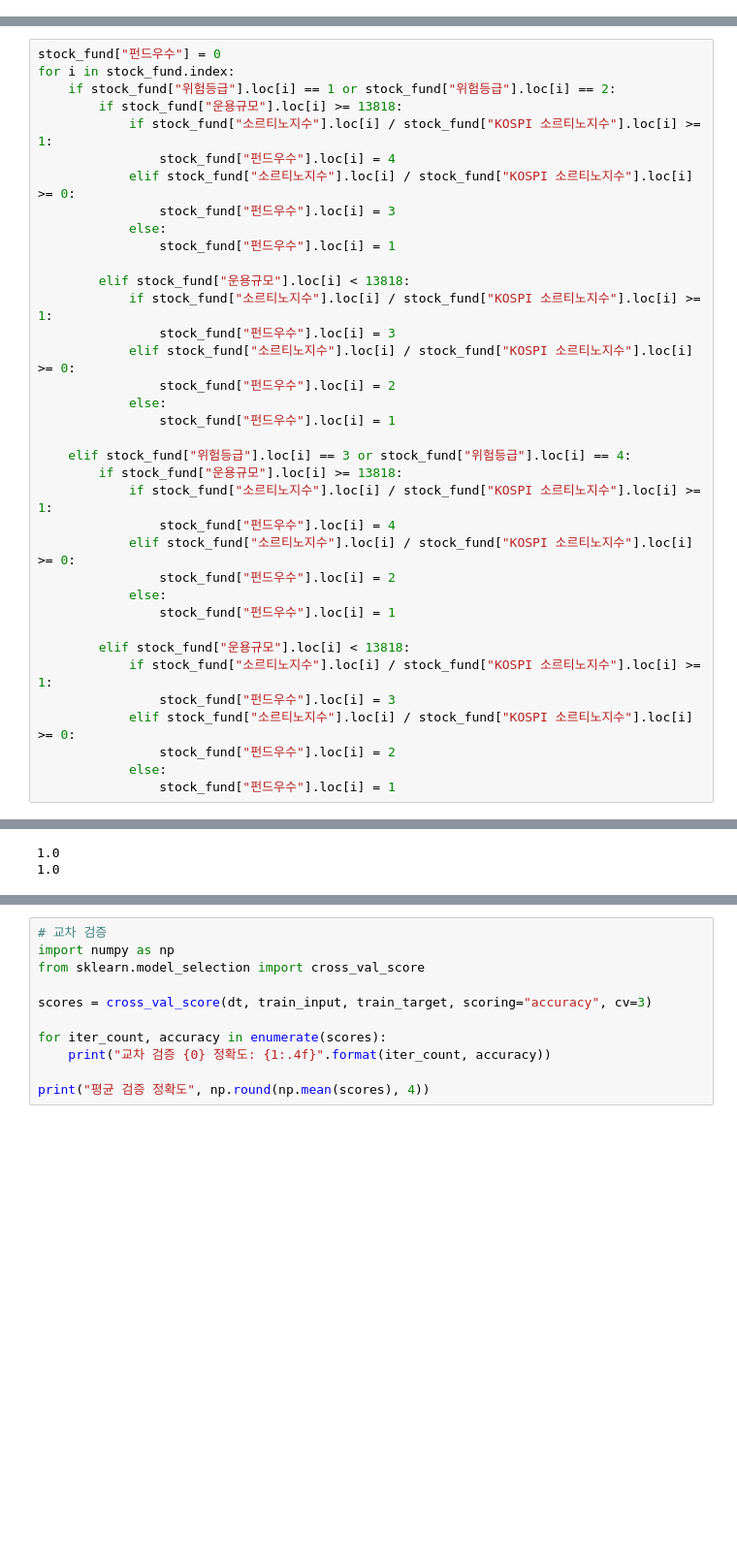
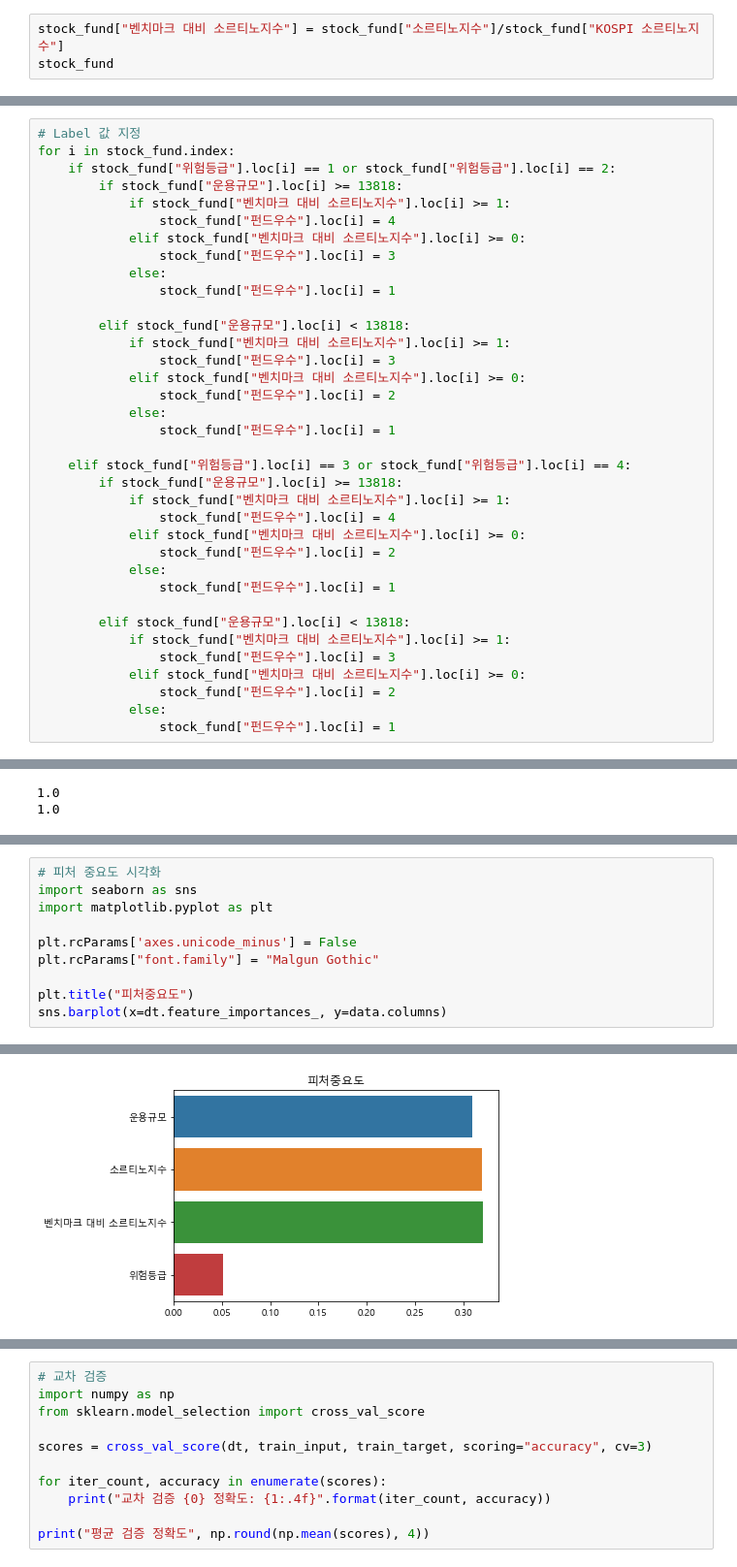
Before and after one commit to jkim0313/Hackathon_Whale, a Jupyter notebook: decisiontree.ipynb, the cells around one changed output, grey strips where cells are left out. Shown: that part at 97% size. Saved outputs shown, nothing was run; the diff lists cells and outputs as text; blank space fills up the shorter version.

```diff
--- a/decisiontree.ipynb
+++ b/decisiontree.ipynb
@@ -66,0 +52,3 @@ stock_fund
+# %%
+stock_fund["벤치마크 대비 소르티노지수"] = stock_fund["소르티노지수"]/stock_fund["KOSPI 소르티노지수"]
+stock_fund
@@ -108,38 +112,38 @@ Name: 운용규모, dtype: float64
 3   good
 4   best
 # %%
-stock_fund["펀드우수"] = 0
+# Label 값 지정
 for i in stock_fund.index:
     if stock_fund["위험등급"].loc[i] == 1 or stock_fund["위험등급"].loc[i] == 2:
         if stock_fund["운용규모"].loc[i] >= 13818:
-            if stock_fund["소르티노지수"].loc[i] / stock_fund["KOSPI 소르티노지수"].loc[i] >= 1:
+            if stock_fund["벤치마크 대비 소르티노지수"].loc[i] >= 1:
                 stock_fund["펀드우수"].loc[i] = 4
-            elif stock_fund["소르티노지수"].loc[i] / stock_fund["KOSPI 소르티노지수"].loc[i] >= 0:
+            elif stock_fund["벤치마크 대비 소르티노지수"].loc[i] >= 0:
                 stock_fund["펀드우수"].loc[i] = 3
             else:
                 stock_fund["펀드우수"].loc[i] = 1
 
         elif stock_fund["운용규모"].loc[i] < 13818:
-            if stock_fund["소르티노지수"].loc[i] / stock_fund["KOSPI 소르티노지수"].loc[i] >= 1:
+            if stock_fund["벤치마크 대비 소르티노지수"].loc[i] >= 1:
                 stock_fund["펀드우수"].loc[i] = 3
-            elif stock_fund["소르티노지수"].loc[i] / stock_fund["KOSPI 소르티노지수"].loc[i] >= 0:
+            elif stock_fund["벤치마크 대비 소르티노지수"].loc[i] >= 0:
                 stock_fund["펀드우수"].loc[i] = 2
             else:
                 stock_fund["펀드우수"].loc[i] = 1
 
     elif stock_fund["위험등급"].loc[i] == 3 or stock_fund["위험등급"].loc[i] == 4:
         if stock_fund["운용규모"].loc[i] >= 13818:
-            if stock_fund["소르티노지수"].loc[i] / stock_fund["KOSPI 소르티노지수"].loc[i] >= 1:
+            if stock_fund["벤치마크 대비 소르티노지수"].loc[i] >= 1:
                 stock_fund["펀드우수"].loc[i] = 4
-            elif stock_fund["소르티노지수"].loc[i] / stock_fund["KOSPI 소르티노지수"].loc[i] >= 0:
+            elif stock_fund["벤치마크 대비 소르티노지수"].loc[i] >= 0:
                 stock_fund["펀드우수"].loc[i] = 2
             else:
                 stock_fund["펀드우수"].loc[i] = 1
 
         elif stock_fund["운용규모"].loc[i] < 13818:
-            if stock_fund["소르티노지수"].loc[i] / stock_fund["KOSPI 소르티노지수"].loc[i] >= 1:
+            if stock_fund["벤치마크 대비 소르티노지수"].loc[i] >= 1:
                 stock_fund["펀드우수"].loc[i] = 3
-            elif stock_fund["소르티노지수"].loc[i] / stock_fund["KOSPI 소르티노지수"].loc[i] >= 0:
+            elif stock_fund["벤치마크 대비 소르티노지수"].loc[i] >= 0:
                 stock_fund["펀드우수"].loc[i] = 2
             else:
                 stock_fund["펀드우수"].loc[i] = 1
@@ -196,0 +202,11 @@ print(train_input.shape, test_input.shape)
+# %%
+# 피처 중요도 시각화
+import seaborn as sns
+import matplotlib.pyplot as plt
+
+plt.rcParams['axes.unicode_minus'] = False
+plt.rcParams["font.family"] = "Malgun Gothic"
+
+plt.title("피처중요도")
+sns.barplot(x=dt.feature_importances_, y=data.columns)
+# %% [output]
@@ -197,3 +214,4 @@ print(train_input.shape, test_input.shape)
+[figure, added]
 # %%
 # 스케일링 -> 평균 0, 분산 1로 데이터 분포도 변환
 from sklearn.preprocessing import StandardScaler
```
Also changed, not shown: parts of 36 cells of this notebook.
